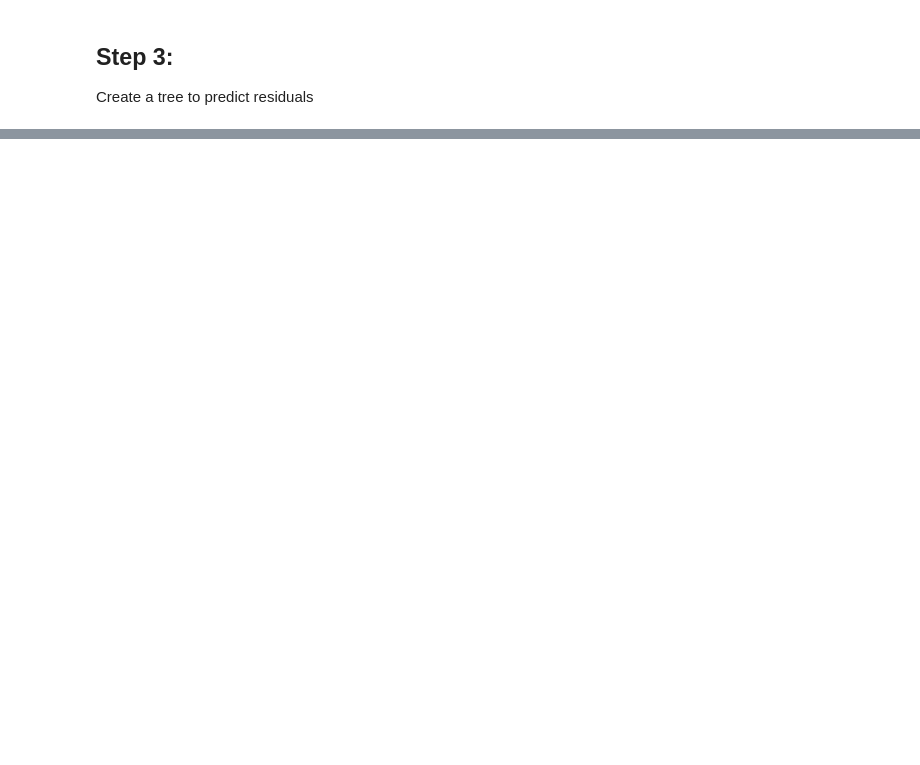
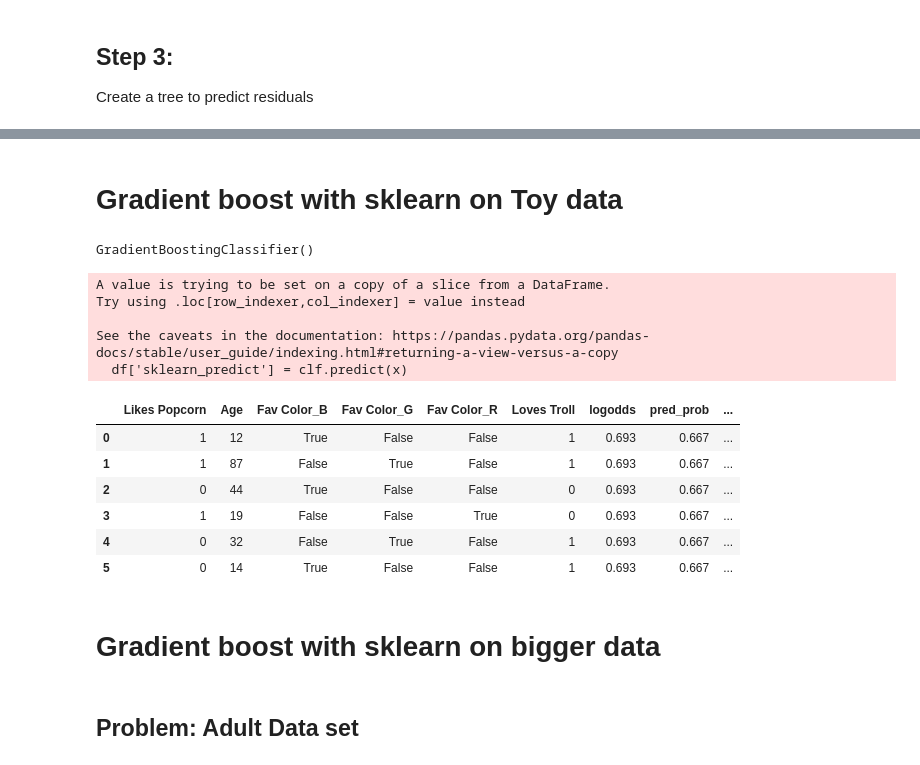
Before and after one commit to krajit/decisionTrees, a Jupyter notebook: gradientBoost_classification.ipynb, the cells around one changed output, grey strips where cells are left out. Cells and saved outputs as stored; diff of their text form; code cells hidden in the pictures; blank space fills up the shorter version.

```diff
--- a/gradientBoost_classification.ipynb
+++ b/gradientBoost_classification.ipynb
@@ -221,0 +156,32 @@ df
+# %%
+# update prediction probability
+df['pred_prob'] = np.exp(df['logodds'])/(np.exp(df['logodds']) + 1)
+df
+# %%
+# prediction with probability cutoff 0.5
+df['prediction'] = df['pred_prob'] >=0.5
+df
+# %%
+# repeat
+
+for i in range(100):
+
+    df['res_prob'] = df['Loves Troll'] - df['pred_prob'] # get pseudo residual
+
+    # fit a tree to predict probability residuals
+    x = np.array(df[['Likes Popcorn', 'Age', 'Fav Color_B', 'Fav Color_G', 'Fav Color_R']])
+    y = np.array(df['res_prob'])
+    t2 = DecisionTreeRegressor(max_leaf_nodes=4)
+    t2.fit(x,y)
+    trs.append(t2) # save this tree for later use on unseen data
+
+
+    # transform the probability residuals to log add residuals
+    df["leaf"] = t2.apply(x)
+    gp = df.groupby('leaf')
+    leaf_probRes_to_logoddRes = gp.apply(lambda dummy: dummy["res_prob"].sum()/(dummy["pred_prob"]*(1-dummy["pred_prob"])).sum())
+    df['res_logodd'] = [leaf_probRes_to_logoddRes[l] for l in df['leaf']]
+    df['pred_prob'] = np.exp(df['logodds'])/(np.exp(df['logodds']) + 1)
+    # prediction with probability cutoff 0.5
+    df['prediction'] = df['pred_prob'] >=0.5
+df
@@ -221,0 +198,31 @@ df
+# %% [markdown]
+# Gradient boost with sklearn on Toy data
+# %%
+from sklearn.ensemble import GradientBoostingClassifier
+
+clf  = GradientBoostingClassifier(learning_rate=0.1)
+
+x = np.array(df[['Likes Popcorn', 'Age', 'Fav Color_B', 'Fav Color_G', 'Fav Color_R']])
+y = np.array(df[['Loves Troll']])
+
+clf.fit(x,y)
+# %% [output]
+GradientBoostingClassifier()
+# %%
+df['sklearn_predict'] = clf.predict(x)
+df
+# %% [output]
+A value is trying to be set on a copy of a slice from a DataFrame.
+Try using .loc[row_indexer,col_indexer] = value instead
+
+See the caveats in the documentation: https://pandas.pydata.org/pandas-docs/stable/user_guide/indexing.html#returning-a-view-versus-a-copy
+  df['sklearn_predict'] = clf.predict(x)
+|  | Likes Popcorn | Age | Fav Color_B | Fav Color_G | Fav Color_R | Loves Troll | logodds | pred_prob | ... |
+| 0 | 1 | 12 | True | False | False | 1 | 0.693 | 0.667 | ... |
+| 1 | 1 | 87 | False | True | False | 1 | 0.693 | 0.667 | ... |
+| 2 | 0 | 44 | True | False | False | 0 | 0.693 | 0.667 | ... |
+| 3 | 1 | 19 | False | False | True | 0 | 0.693 | 0.667 | ... |
+| 4 | 0 | 32 | False | True | False | 1 | 0.693 | 0.667 | ... |
+| 5 | 0 | 14 | True | False | False | 1 | 0.693 | 0.667 | ... |
+# %% [markdown]
+# Gradient boost with sklearn on bigger data
@@ -221,0 +233,2 @@ df
+# %% [markdown]
+## Problem: Adult Data set
```
Also changed, not shown: parts of 42 cells of this notebook.
